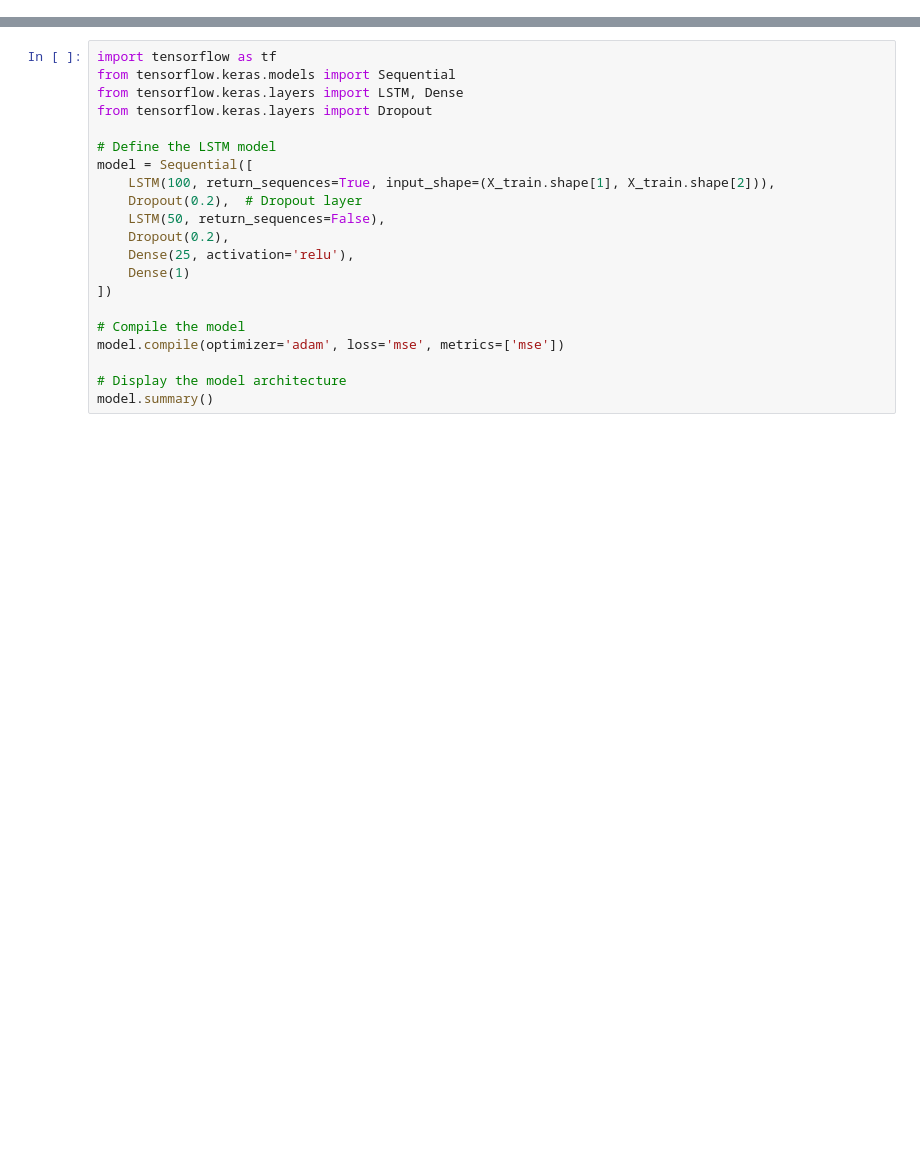
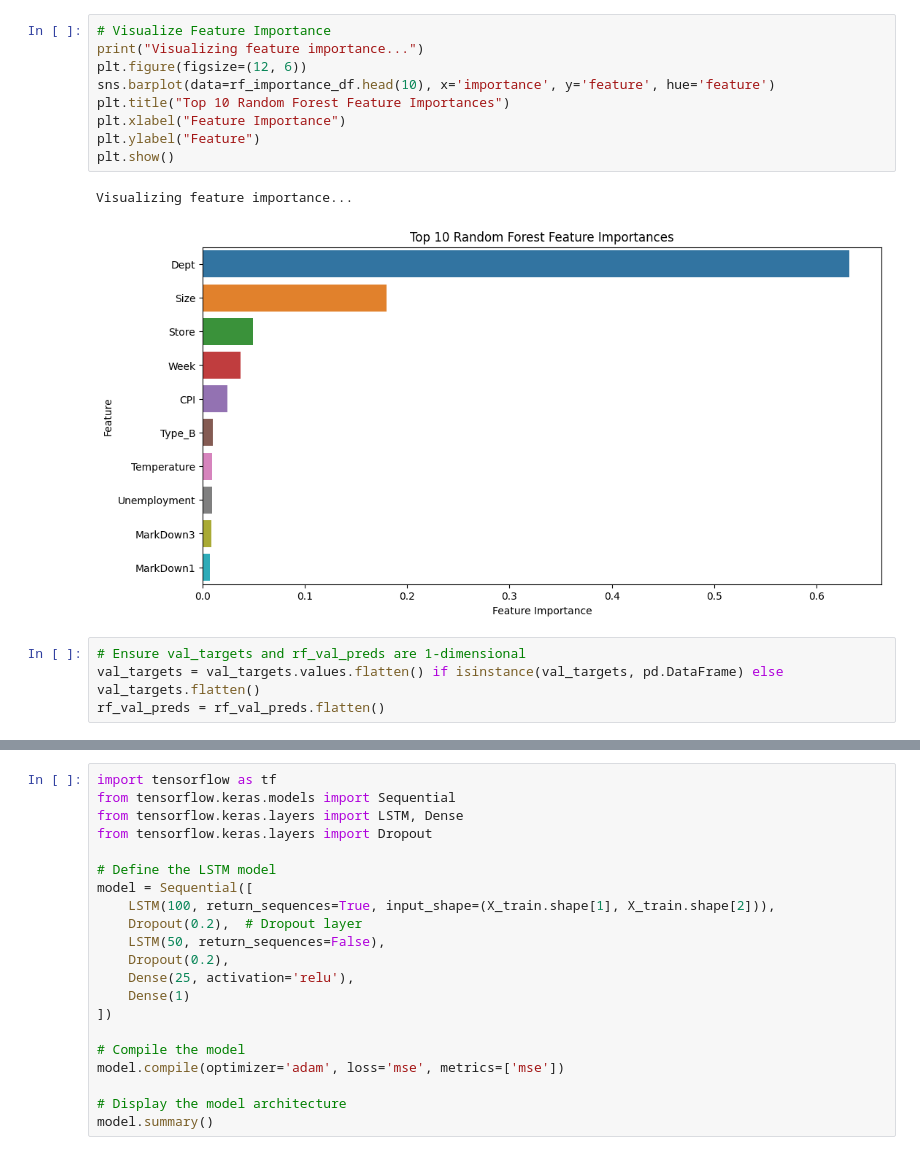
Before and after one commit to adityam-iisc/Store-Sales-Forecasting, a Jupyter notebook: Code/model_implementation.ipynb, the cells around one changed output, grey strips where cells are left out. Cells and saved outputs as stored; diff of their text form; blank space fills up the shorter version.

```diff
--- a/Code/model_implementation.ipynb
+++ b/Code/model_implementation.ipynb
@@ -215,0 +211,16 @@ y_test shape: (84312,)
+# %%
+# Visualize Feature Importance
+print("Visualizing feature importance...")
+plt.figure(figsize=(12, 6))
+sns.barplot(data=rf_importance_df.head(10), x='importance', y='feature', hue='feature')
+plt.title("Top 10 Random Forest Feature Importances")
+plt.xlabel("Feature Importance")
+plt.ylabel("Feature")
+plt.show()
+# %% [output]
+Visualizing feature importance...
+[figure, added]
+# %%
+# Ensure val_targets and rf_val_preds are 1-dimensional
+val_targets = val_targets.values.flatten() if isinstance(val_targets, pd.DataFrame) else val_targets.flatten()
+rf_val_preds = rf_val_preds.flatten()
```
Also changed, not shown: parts of 35 cells of this notebook.
